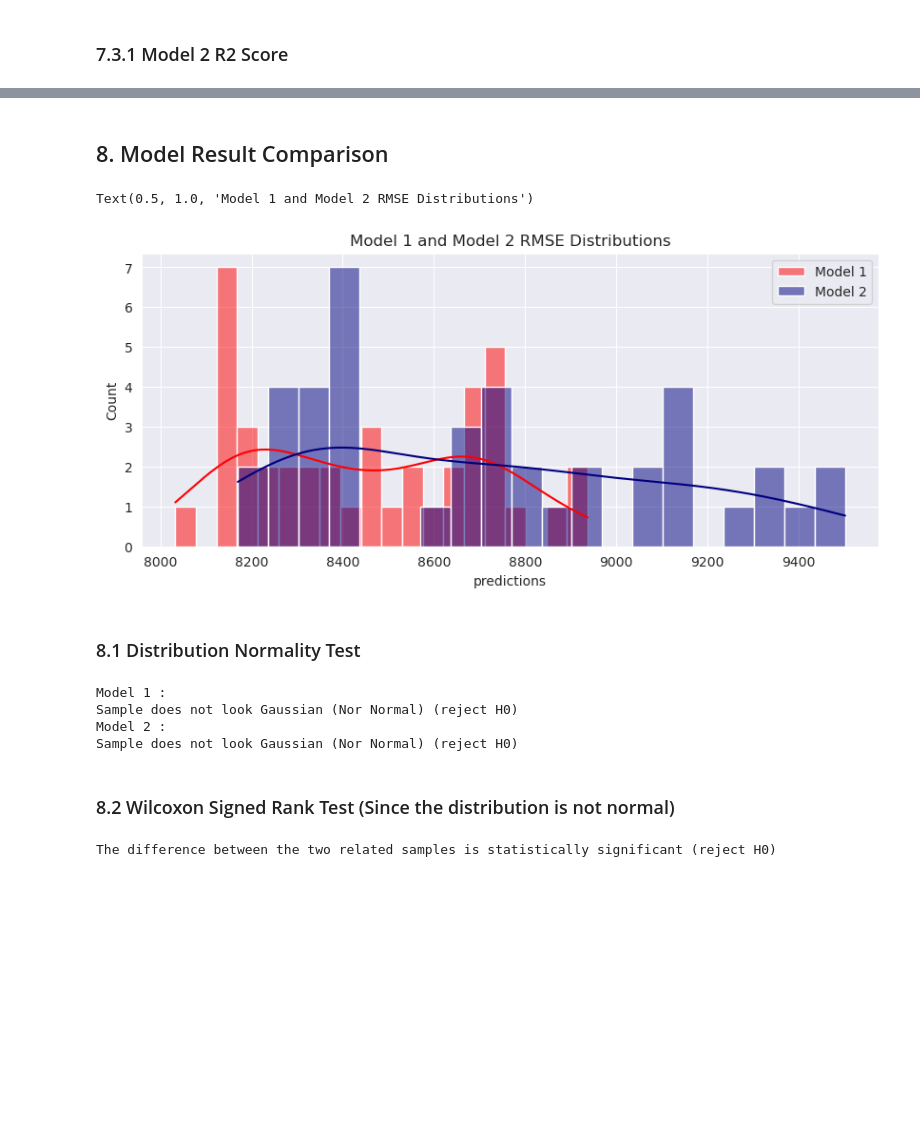
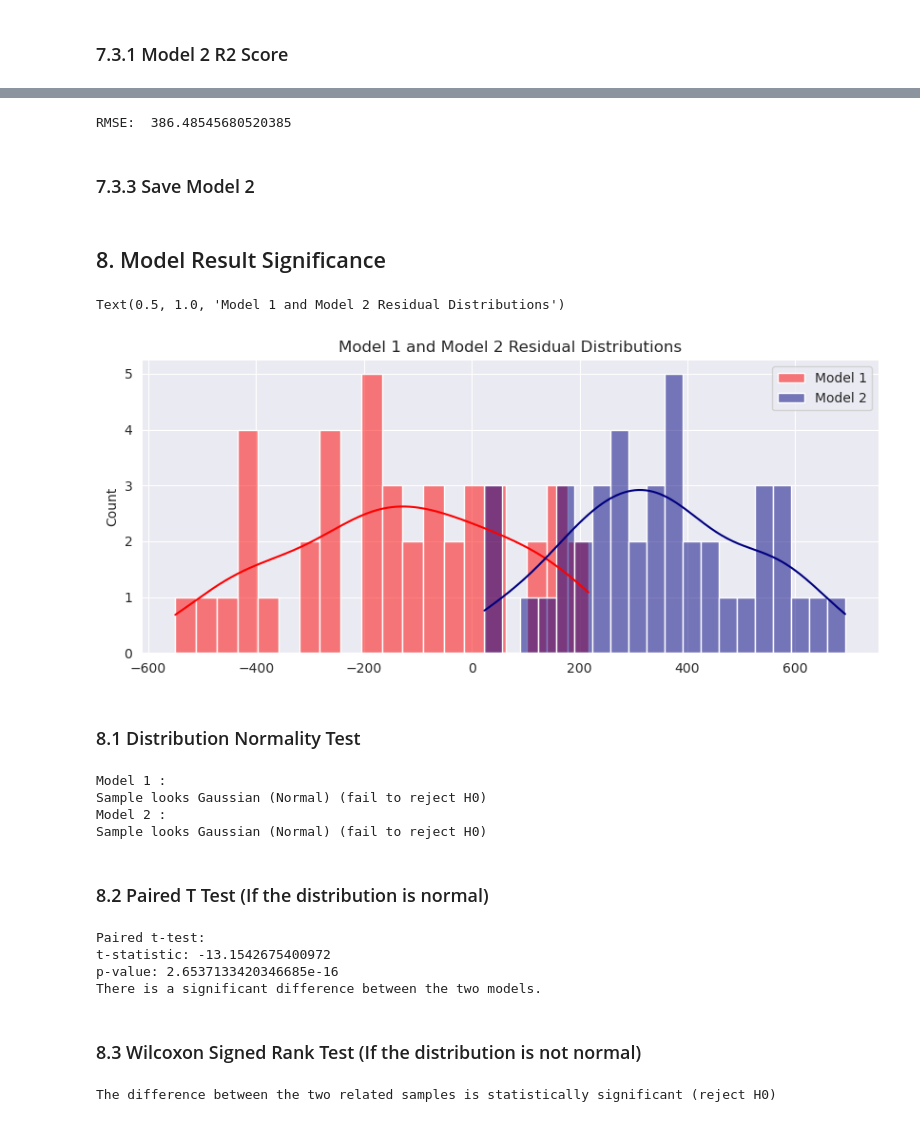
Before and after one commit to isaidhs/Data-Analytics-Notebook, a Jupyter notebook: bbca-stocks-forecasting-using-sentiment-analysis.ipynb, the cells around one changed output, grey strips where cells are left out. Saved outputs shown, nothing was run; the diff lists cells and outputs as text; code cells hidden in the pictures; blank space fills up the shorter version.

```diff
--- a/bbca-stocks-forecasting-using-sentiment-analysis.ipynb
+++ b/bbca-stocks-forecasting-using-sentiment-analysis.ipynb
@@ -533,29 +561,58 @@ Model 2 R2 value: -0.33
+# %%
+mse = mean_squared_error(y_true2, y_pred2)
+rmse = np.sqrt(mse)
+
+print("RMSE: ", rmse)
+# %% [output]
+RMSE:  386.48545680520385
+# %% [markdown]
+### 7.3.3 Save Model 2
 # %%
 model2.save('bca_lstm_model_with_sentiment.h5')
 # %% [markdown]
-## 8. Model Result Comparison
+## 8. Model Result Significance
+# %%
+diff1 = actual_df1.target - pred_df1.predictions
+diff2 = actual_df2.target - pred_df2.predictions
 # %%
 fig,ax = plt.subplots(figsize=(10,4))
-sns.histplot(pred_df1.predictions, bins = 20, kde = True, label = "Model 1",ax=ax, color = "red")
-sns.histplot(pred_df2.predictions, bins = 20, kde = True, label = "Model 2",ax=ax, color = "navy")
+sns.histplot(diff1, bins = 20, kde = True, label = "Model 1",ax=ax, color = "red")
+sns.histplot(diff2, bins = 20, kde = True, label = "Model 2",ax=ax, color = "navy")
 plt.legend()
-ax.set_title("Model 1 and Model 2 RMSE Distributions")
+ax.set_title("Model 1 and Model 2 Residual Distributions")
 # %% [output]
-Text(0.5, 1.0, 'Model 1 and Model 2 RMSE Distributions')
+Text(0.5, 1.0, 'Model 1 and Model 2 Residual Distributions')
-[figure, old version]
+[figure, new version]
 # %% [markdown]
 ### 8.1 Distribution Normality Test
 # %%
 print("Model 1 : ")
-stat1, p1 = shapiro_test(pred_df1.predictions.values)
+stat1, p1 = shapiro_test(diff1)
 
 print("Model 2 : ")
-stat2, p2 = shapiro_test(pred_df2.predictions.values)
+stat2, p2 = shapiro_test(diff2)
 # %% [output]
 Model 1 :
-Sample does not look Gaussian (Nor Normal) (reject H0)
+Sample looks Gaussian (Normal) (fail to reject H0)
 Model 2 :
-Sample does not look Gaussian (Nor Normal) (reject H0)
+Sample looks Gaussian (Normal) (fail to reject H0)
+# %% [markdown]
+### 8.2 Paired T Test (If the distribution is normal)
+# %%
+t_stat, p_val_t = ttest_rel(diff1, diff2)
+print("Paired t-test:")
+print("t-statistic:", t_stat)
+print("p-value:", p_val_t)
+
+if p_val_t < 0.05:
+    print("There is a significant difference between the two models.")
+else:
+    print("There is not a significant difference between the two models.")
+# %% [output]
+Paired t-test:
+t-statistic: -13.1542675400972
+p-value: 2.6537133420346685e-16
+There is a significant difference between the two models.
 # %% [markdown]
-### 8.2 Wilcoxon Signed Rank Test (Since the distribution is not normal)
+### 8.3 Wilcoxon Signed Rank Test (If the distribution is not normal)
 # %%
```
Also changed, not shown: parts of 16 cells of this notebook.
